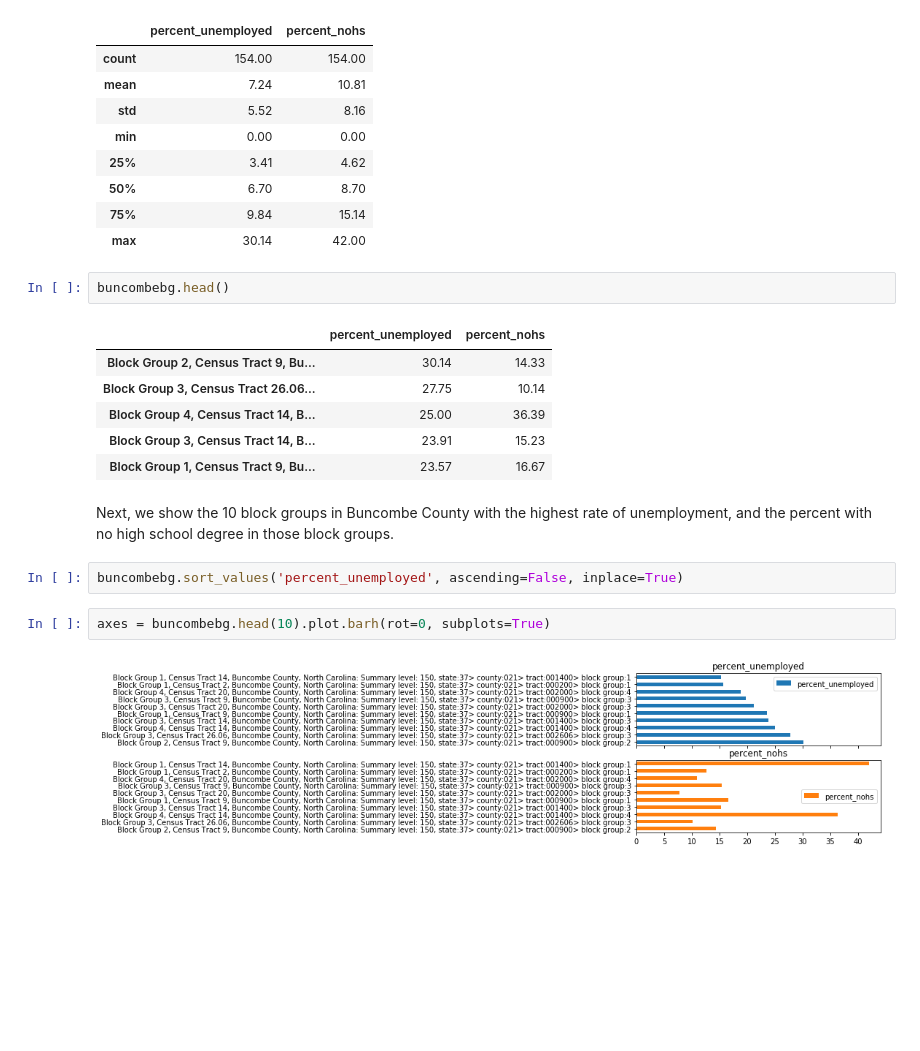
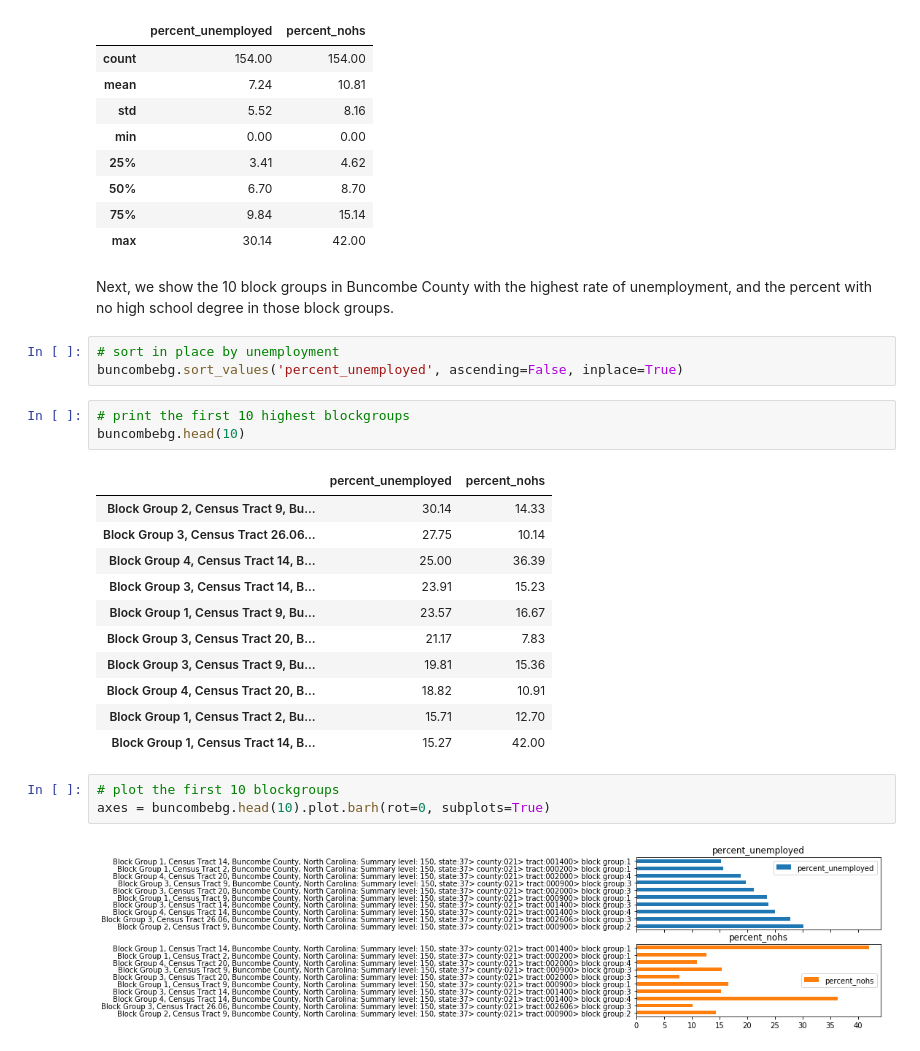
Before and after one commit to lotusflyer/avl_portrait, a Jupyter notebook: simple_censusdata_library_example.ipynb, the cells around one changed output. Saved outputs shown, nothing was run; the diff lists cells and outputs as text; blank space fills up the shorter version.

```diff
--- a/simple_censusdata_library_example.ipynb
+++ b/simple_censusdata_library_example.ipynb
@@ -45,20 +60,28 @@ buncombebg.describe()
 | 50% | 6.70 | 8.70 |
 | 75% | 9.84 | 15.14 |
 | max | 30.14 | 42.00 |
-# %%
-buncombebg.head()
-# %% [output]
-|  | percent_unemployed | percent_nohs |
-| Block Group 2, Census Tract 9, Bu... | 30.14 | 14.33 |
-| Block Group 3, Census Tract 26.06... | 27.75 | 10.14 |
-| Block Group 4, Census Tract 14, B... | 25.00 | 36.39 |
-| Block Group 3, Census Tract 14, B... | 23.91 | 15.23 |
-| Block Group 1, Census Tract 9, Bu... | 23.57 | 16.67 |
 # %% [markdown]
 Next, we show the 10 block groups in Buncombe County with the highest rate of unemployment, and the percent with no high school degree in those block groups.
 # %%
+# sort in place by unemployment
 buncombebg.sort_values('percent_unemployed', ascending=False, inplace=True)
+# %%
+# print the first 10 highest blockgroups
+buncombebg.head(10)
+# %% [output]
+|  | percent_unemployed | percent_nohs |
+| Block Group 2, Census Tract 9, Bu... | 30.14 | 14.33 |
+| Block Group 3, Census Tract 26.06... | 27.75 | 10.14 |
+| Block Group 4, Census Tract 14, B... | 25.00 | 36.39 |
+| Block Group 3, Census Tract 14, B... | 23.91 | 15.23 |
+| Block Group 1, Census Tract 9, Bu... | 23.57 | 16.67 |
+| Block Group 3, Census Tract 20, B... | 21.17 | 7.83 |
+| Block Group 3, Census Tract 9, Bu... | 19.81 | 15.36 |
+| Block Group 4, Census Tract 20, B... | 18.82 | 10.91 |
+| Block Group 1, Census Tract 2, Bu... | 15.71 | 12.70 |
+| Block Group 1, Census Tract 14, B... | 15.27 | 42.00 |
 # %%
+# plot the first 10 blockgroups
 axes = buncombebg.head(10).plot.barh(rot=0, subplots=True)
 # %% [output]
 [figure]
```
Also changed, not shown: parts of 10 cells of this notebook.
